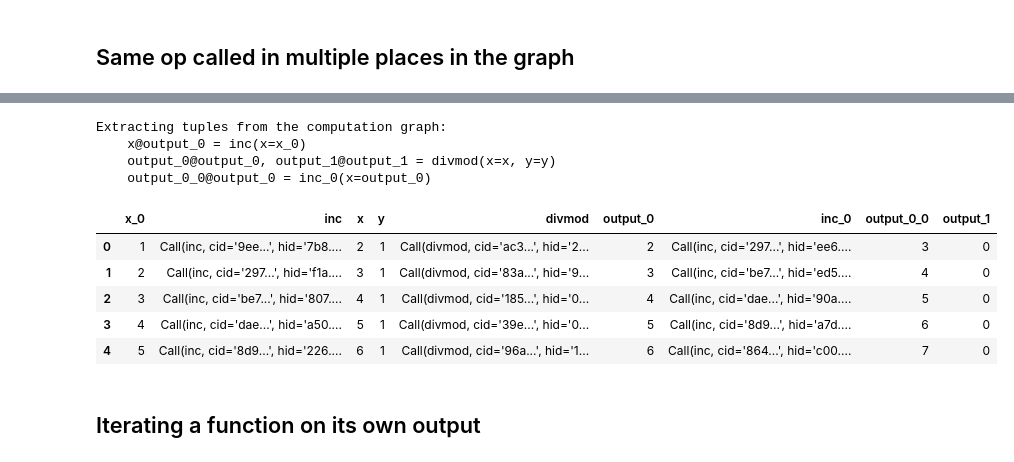
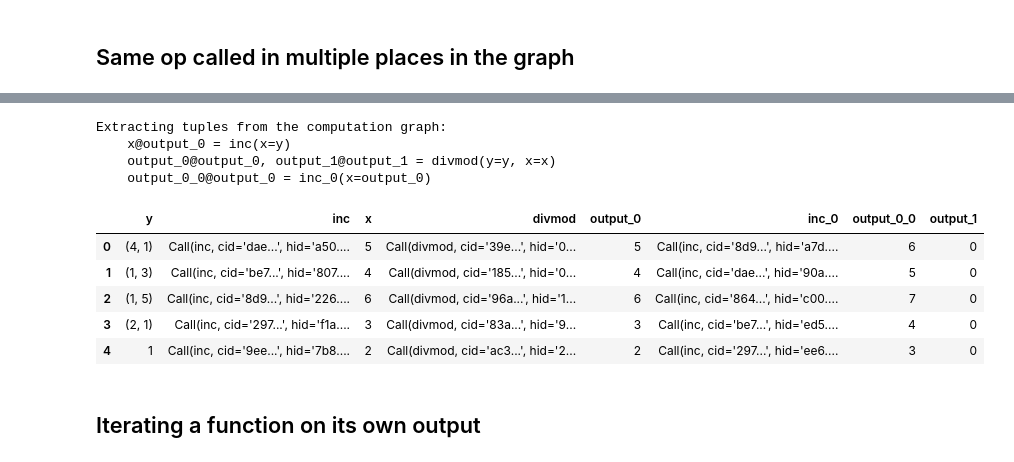
Before and after one commit to amakelov/mandala, a Jupyter notebook: mandala/_next/cf_examples.ipynb, the cells around one changed output, grey strips where cells are left out. Saved outputs shown, nothing was run; the diff lists cells and outputs as text; code cells hidden in the pictures.

```diff
--- a/mandala/_next/cf_examples.ipynb
+++ b/mandala/_next/cf_examples.ipynb
@@ -75,20 +89,20 @@ with storage:
     res_2 = [divmod(x, 1)[0] for x in res_1]
     res_3 = [inc(x) for x in res_2]
 # %%
-cf = storage.cf(divmod).expand()
-cf.draw(verbose=True); display(cf.get_df(include_calls=True))
+cf = storage.cf(divmod).expand_all()
+cf.draw(verbose=True); display(cf.df(include_calls=True))
 # %% [output]
 [drawing not drawn]
 Extracting tuples from the computation graph:
-    x@output_0 = inc(x=x_0)
-    output_0@output_0, output_1@output_1 = divmod(x=x, y=y)
+    x@output_0 = inc(x=y)
+    output_0@output_0, output_1@output_1 = divmod(y=y, x=x)
     output_0_0@output_0 = inc_0(x=output_0)
-|  | x_0 | inc | x | y | divmod | output_0 | inc_0 | output_0_0 | output_1 |
-| 0 | 1 | Call(inc, cid='9ee...', hid='7b8.... | 2 | 1 | Call(divmod, cid='ac3...', hid='2... | 2 | Call(inc, cid='297...', hid='ee6.... | 3 | 0 |
-| 1 | 2 | Call(inc, cid='297...', hid='f1a.... | 3 | 1 | Call(divmod, cid='83a...', hid='9... | 3 | Call(inc, cid='be7...', hid='ed5.... | 4 | 0 |
-| 2 | 3 | Call(inc, cid='be7...', hid='807.... | 4 | 1 | Call(divmod, cid='185...', hid='0... | 4 | Call(inc, cid='dae...', hid='90a.... | 5 | 0 |
-| 3 | 4 | Call(inc, cid='dae...', hid='a50.... | 5 | 1 | Call(divmod, cid='39e...', hid='0... | 5 | Call(inc, cid='8d9...', hid='a7d.... | 6 | 0 |
-| 4 | 5 | Call(inc, cid='8d9...', hid='226.... | 6 | 1 | Call(divmod, cid='96a...', hid='1... | 6 | Call(inc, cid='864...', hid='c00.... | 7 | 0 |
+|  | y | inc | x | divmod | output_0 | inc_0 | output_0_0 | output_1 |
+| 0 | (4, 1) | Call(inc, cid='dae...', hid='a50.... | 5 | Call(divmod, cid='39e...', hid='0... | 5 | Call(inc, cid='8d9...', hid='a7d.... | 6 | 0 |
+| 1 | (1, 3) | Call(inc, cid='be7...', hid='807.... | 4 | Call(divmod, cid='185...', hid='0... | 4 | Call(inc, cid='dae...', hid='90a.... | 5 | 0 |
+| 2 | (1, 5) | Call(inc, cid='8d9...', hid='226.... | 6 | Call(divmod, cid='96a...', hid='1... | 6 | Call(inc, cid='864...', hid='c00.... | 7 | 0 |
+| 3 | (2, 1) | Call(inc, cid='297...', hid='f1a.... | 3 | Call(divmod, cid='83a...', hid='9... | 3 | Call(inc, cid='be7...', hid='ed5.... | 4 | 0 |
+| 4 | 1 | Call(inc, cid='9ee...', hid='7b8.... | 2 | Call(divmod, cid='ac3...', hid='2... | 2 | Call(inc, cid='297...', hid='ee6.... | 3 | 0 |
 # %% [markdown]
 ## Iterating a function on its own output
 # %%
```
Also changed, not shown: parts of 11 cells of this notebook, 24 other files.
